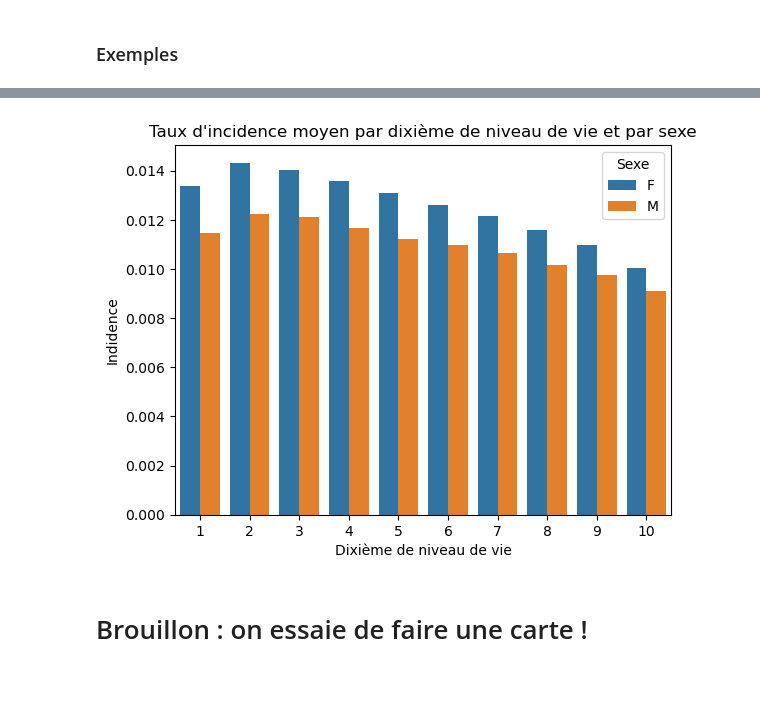
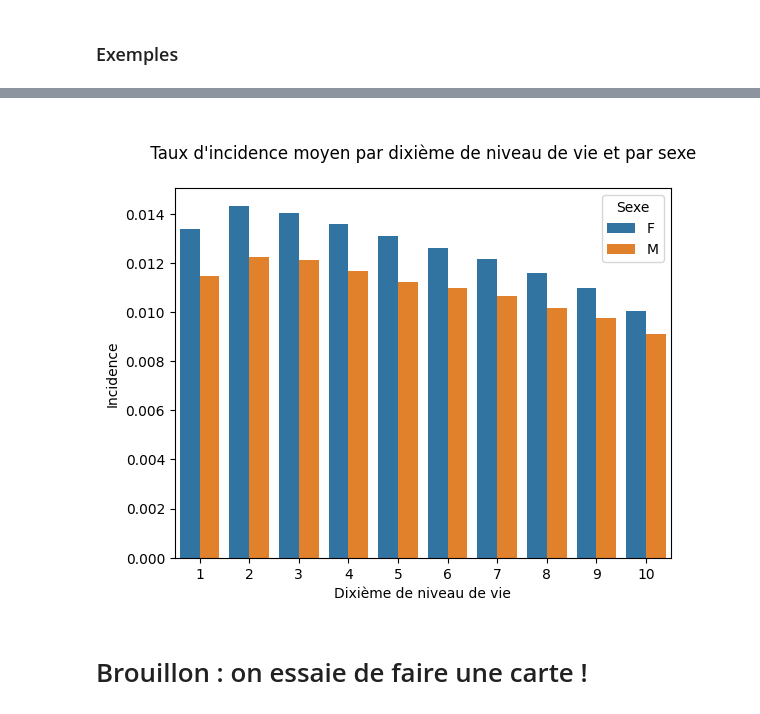
Before and after one commit to bbasa1/Maladies_chroniques_offre_de_soin_inegalites_sociales_ou_facteurs_environnementaux, a Jupyter notebook: Introduction_base.ipynb, the cells around one changed output, grey strips where cells are left out. Drawn from its saved outputs; the diff is of its cells as text; code cells hidden in the pictures; blank space fills up the shorter version.

```diff
--- a/Introduction_base.ipynb
+++ b/Introduction_base.ipynb
@@ -84,22 +189,22 @@ plt.show()
 # %%
 # On ventile par sexe
 
 df_loc = selection_variable_barplot(liste_var_groupage = ['FISC_NIVVIEM_E2015_S_moy_10'],
                                     liste_var_partition = ['SEXE'],
                                     type_var_groupage = int,
                                     type_var_partition = float,
                                     groupby = ['valGroupage', 'valPartition']
                                    )
 
 
 df_loc = df_loc.rename(columns = {'valPartition' : 'Sexe'})
 sns.barplot(data=df_loc, x= "valGroupage", y="txStandDir", hue = 'Sexe')
-plt.title('Taux d\'incidence moyen par dixième de niveau de vie et par sexe')
+plt.title('\n Taux d\'incidence moyen par dixième de niveau de vie et par sexe \n')
 plt.xlabel('Dixième de niveau de vie')
-plt.ylabel('Indidence')
+plt.ylabel('Incidence')
 # sns.despine()
 plt.show()
 # %% [output]
-[figure, old version]
+[figure, new version]
 # %% [markdown]
 # Brouillon : on essaie de faire une carte !
```
Also changed, not shown: parts of 19 cells of this notebook.
